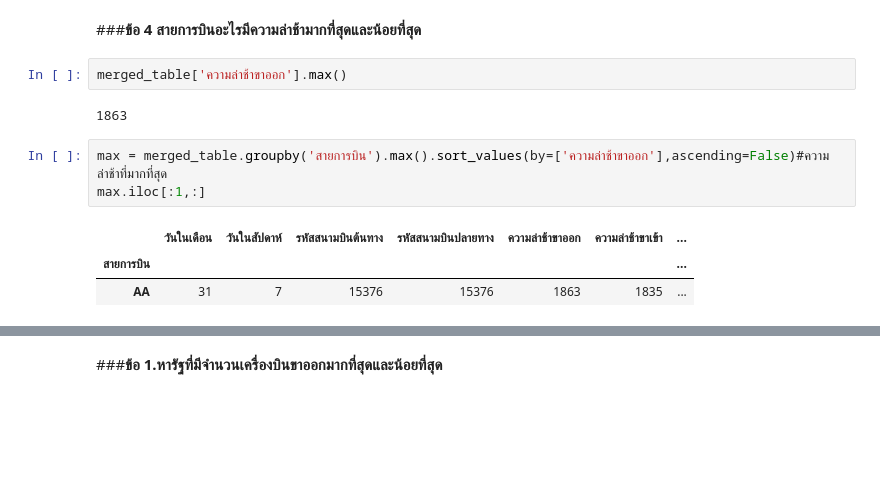
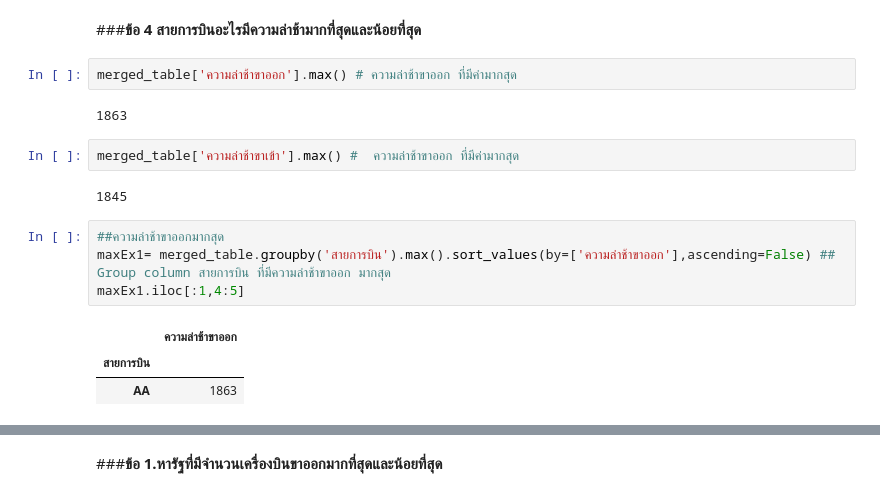
Before and after one commit to gameaphiwat/DWDM21, a Jupyter notebook: Mini_Exam.ipynb, the cells around one changed output, grey strips where cells are left out. Cells and saved outputs as stored; diff of their text form; blank space fills up the shorter version.

```diff
--- a/Mini_Exam.ipynb
+++ b/Mini_Exam.ipynb
@@ -108,13 +108,18 @@ merged_table.dropna() #เช็คดู missing
 # %% [markdown]
 ###**ข้อ 4 สายการบินอะไรมีความล่าช้ามากที่สุดและน้อยที่สุด**
 # %%
-merged_table['ความล่าช้าขาออก'].max()
+merged_table['ความล่าช้าขาออก'].max() # ความล่าช้าขาออก ที่มีค่ามากสุด
 # %% [output]
 1863
+# %%
+merged_table['ความล่าช้าขาเข้า'].max() #  ความล่าช้าขาออก ที่มีค่ามากสุด
+# %% [output]
+1845
 # %%
-max = merged_table.groupby('สายการบิน').max().sort_values(by=['ความล่าช้าขาออก'],ascending=False)#ความล่าช้าที่มากที่สุด
-max.iloc[:1,:]
+##ความล่าช้าขาออกมากสุด
+maxEx1= merged_table.groupby('สายการบิน').max().sort_values(by=['ความล่าช้าขาออก'],ascending=False) ## Group column สายการบิน ที่มีความล่าช้าขาออก มากสุด
+maxEx1.iloc[:1,4:5]
 # %% [output]
-|  | วันในเดือน | วันในสัปดาห์ | รหัสสนามบินต้นทาง | รหัสสนามบินปลายทาง | ความล่าช้าขาออก | ความล่าช้าขาเข้า | ... |
-| สายการบิน |  |  |  |  |  |  | ... |
-| AA | 31 | 7 | 15376 | 15376 | 1863 | 1835 | ... |
+|  | ความล่าช้าขาออก |
+| สายการบิน |  |
+| AA | 1863 |
```
Also changed, not shown: parts of 14 cells of this notebook.
